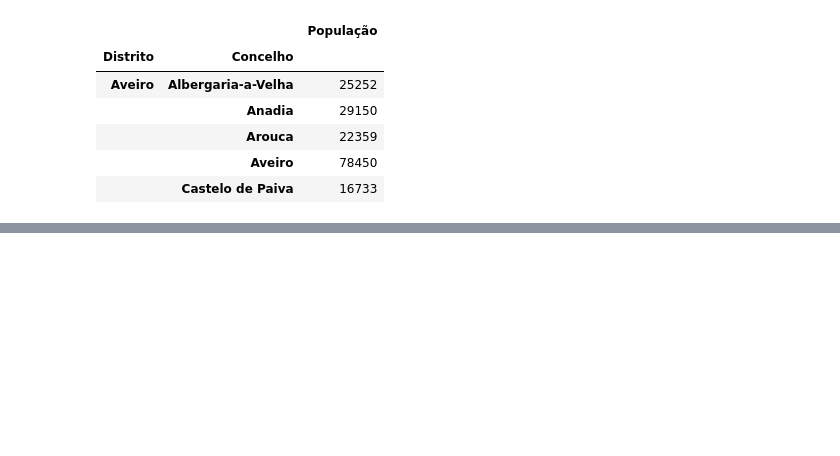
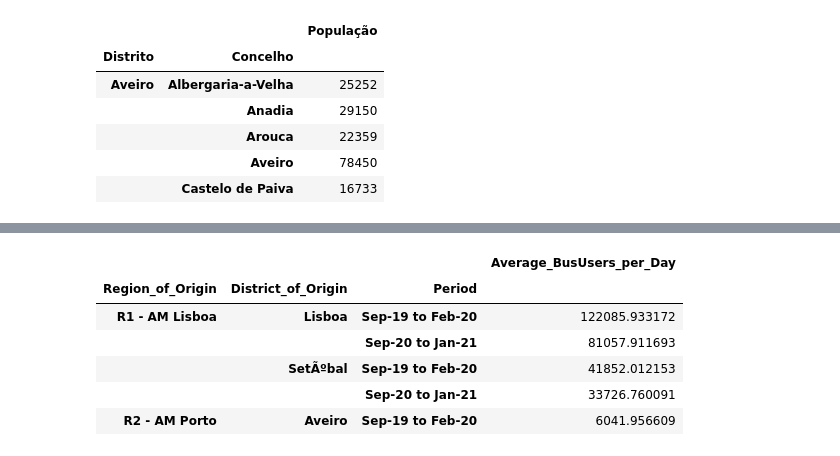
Before and after one commit to TiagoFilipeSousaGoncalves/wdl-tech-moguls, a Jupyter notebook: task1.ipynb, the cells around one changed output, grey strips where cells are left out. Saved outputs shown, nothing was run; the diff lists cells and outputs as text; code cells hidden in the pictures; blank space fills up the shorter version.

```diff
--- a/task1.ipynb
+++ b/task1.ipynb
@@ -188,0 +202,13 @@ churn_od_pop_density.head()
+# %%
+# Get AvgUsersPerDay by District of Origin
+churn_users_grouped_district  = churn_users_pf.copy()[["Region_of_Origin", "District_of_Origin", "Period", "Average_BusUsers_per_Day"]]
+churn_users_grouped_district = churn_users_grouped.groupby(["Region_of_Origin", "District_of_Origin", "Period"]).sum()
+churn_users_grouped_district.head()
+# %% [output]
+|  |  |  | Average_BusUsers_per_Day |
+| Region_of_Origin | District_of_Origin | Period |  |
+| R1 - AM Lisboa | Lisboa | Sep-19 to Feb-20 | 122085.933172 |
+|  |  | Sep-20 to Jan-21 | 81057.911693 |
+|  | SetÃºbal | Sep-19 to Feb-20 | 41852.012153 |
+|  |  | Sep-20 to Jan-21 | 33726.760091 |
+| R2 - AM Porto | Aveiro | Sep-19 to Feb-20 | 6041.956609 |
```
Also changed, not shown: parts of 1 cell of this notebook.
